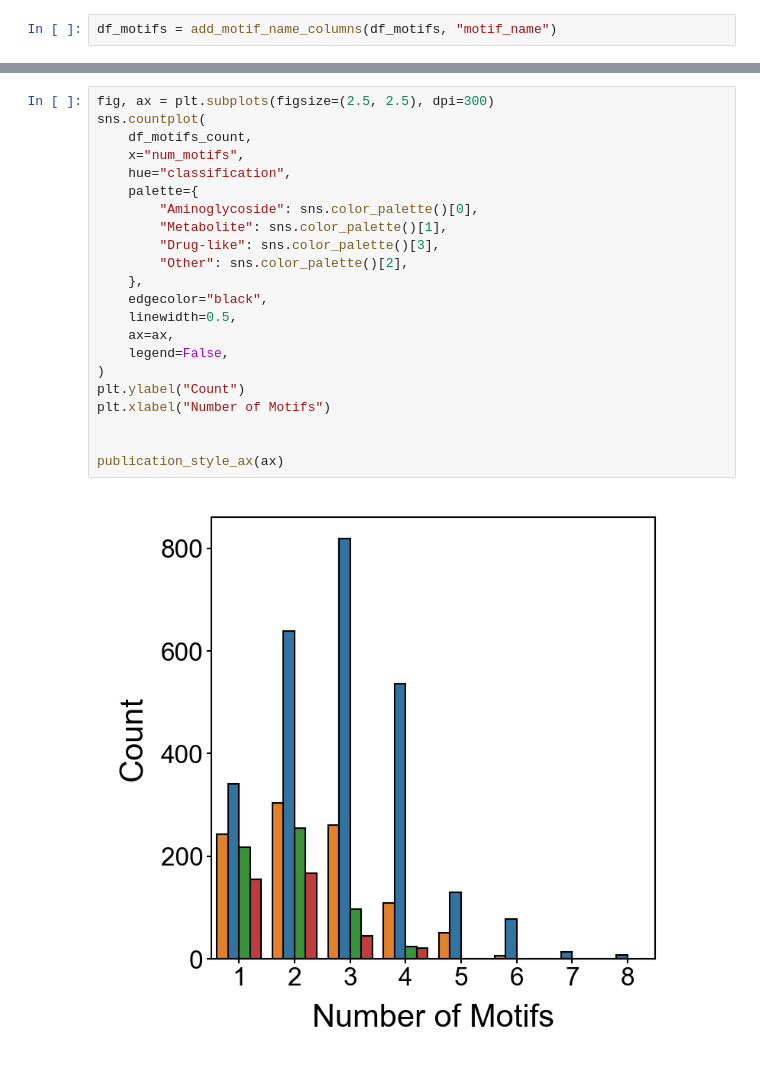
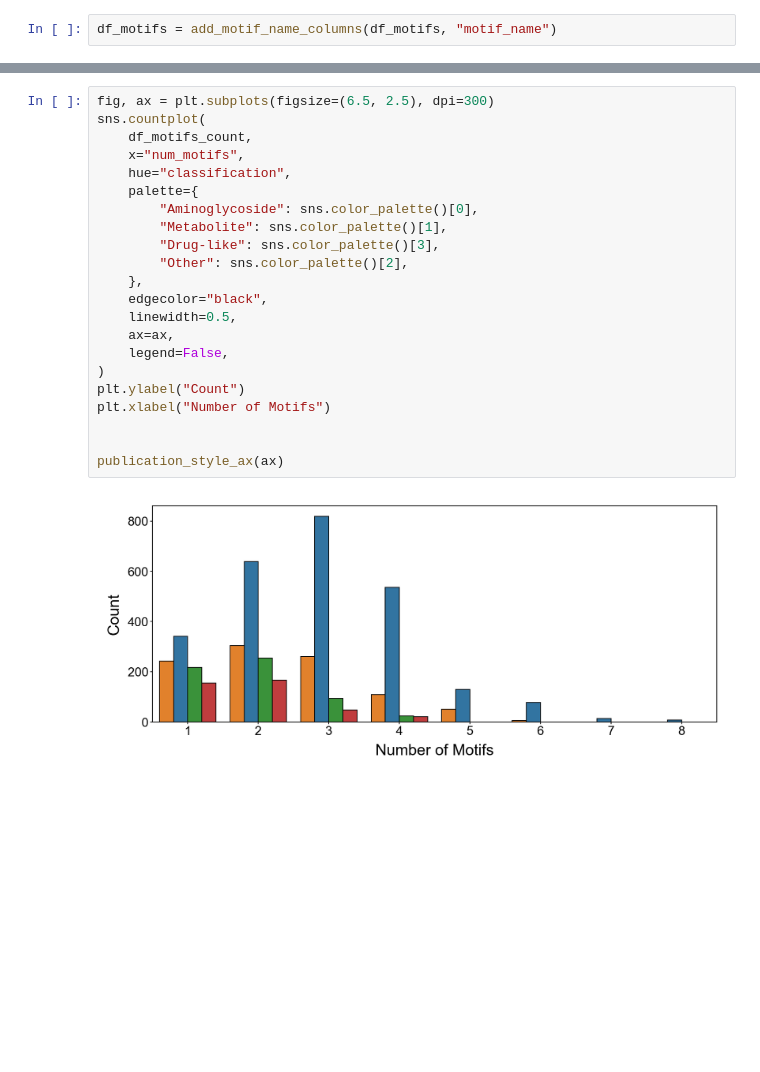
Before and after one commit to YesselmanLab/rna_motif_library, a Jupyter notebook: notebooks/rna_ligand.ipynb, the cells around one changed output, grey strips where cells are left out. Drawn from its saved outputs; the diff is of its cells as text; blank space fills up the shorter version.

```diff
--- a/notebooks/rna_ligand.ipynb
+++ b/notebooks/rna_ligand.ipynb
@@ -377,24 +370,24 @@ Passing `palette` without assigning `hue` is deprecated and will be removed in v
 # %%
-fig, ax = plt.subplots(figsize=(2.5, 2.5), dpi=300)
+fig, ax = plt.subplots(figsize=(6.5, 2.5), dpi=300)
 sns.countplot(
     df_motifs_count,
     x="num_motifs",
     hue="classification",
     palette={
         "Aminoglycoside": sns.color_palette()[0],
         "Metabolite": sns.color_palette()[1],
         "Drug-like": sns.color_palette()[3],
         "Other": sns.color_palette()[2],
     },
     edgecolor="black",
     linewidth=0.5,
     ax=ax,
     legend=False,
 )
 plt.ylabel("Count")
 plt.xlabel("Number of Motifs")
 
 
 publication_style_ax(ax)
 # %% [output]
-[figure, old version]
+[figure, new version]
```
Also changed, not shown: parts of 4 cells of this notebook, 8 other files.
